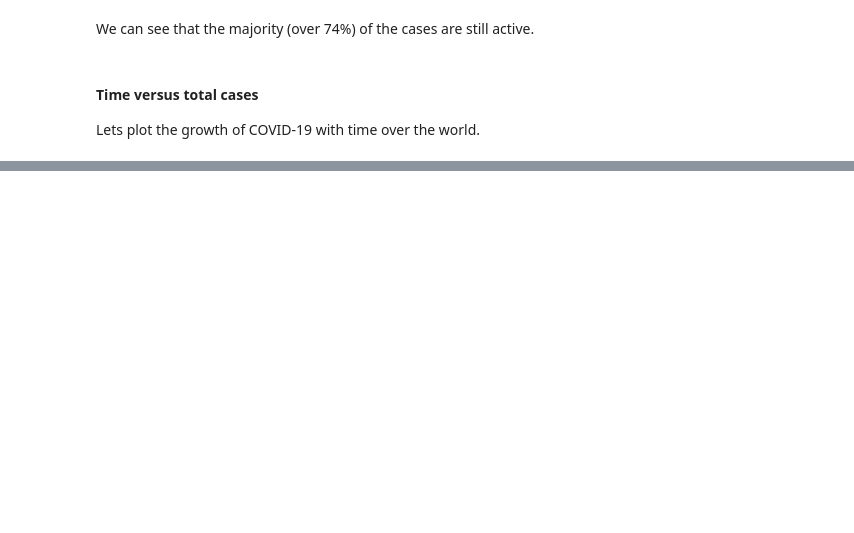
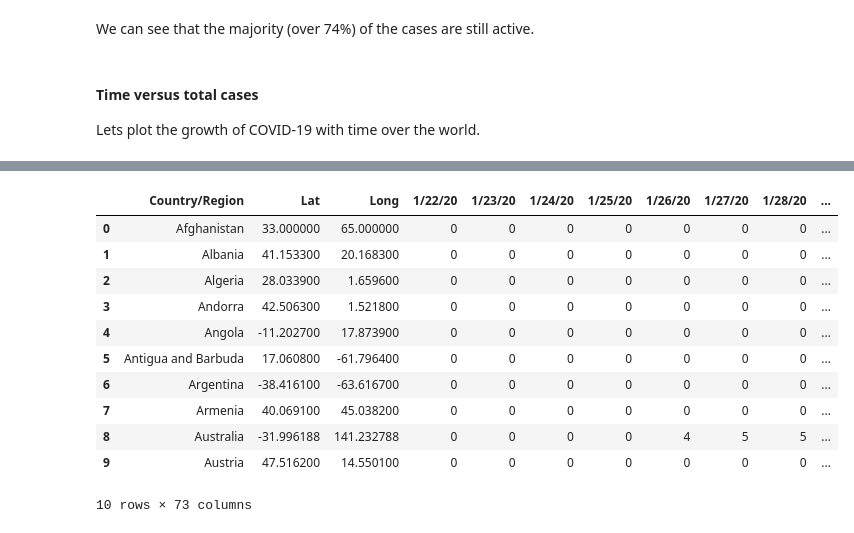
Before and after one commit to plasmagirl/Outbreak-of-COVID-19, a Jupyter notebook: COVID-19.ipynb, the cells around one changed output, grey strips where cells are left out. Saved outputs shown, nothing was run; the diff lists cells and outputs as text; code cells hidden in the pictures; blank space fills up the shorter version.

```diff
--- a/COVID-19.ipynb
+++ b/COVID-19.ipynb
@@ -231,0 +270,3 @@ fig.show()
+# %%
+covid_confirmed_loc_country = covid_confirmed[['Country/Region','Lat', 'Long']].groupby(by ='Country/Region').mean()
+covid_confirmed_loc_country.head(10)
@@ -231,0 +304,19 @@ fig.show()
+# %%
+#join the dataframes to get all information in one
+covid_confirmed_grouped_country = covid_confirmed_loc_country.join(covid_confirmed_tot_country)
+covid_confirmed_grouped_country.reset_index(inplace = True)
+# %%
+covid_confirmed_grouped_country.head(10)
+# %% [output]
+|  | Country/Region | Lat | Long | 1/22/20 | 1/23/20 | 1/24/20 | 1/25/20 | 1/26/20 | 1/27/20 | 1/28/20 | ... |
+| 0 | Afghanistan | 33.000000 | 65.000000 | 0 | 0 | 0 | 0 | 0 | 0 | 0 | ... |
+| 1 | Albania | 41.153300 | 20.168300 | 0 | 0 | 0 | 0 | 0 | 0 | 0 | ... |
+| 2 | Algeria | 28.033900 | 1.659600 | 0 | 0 | 0 | 0 | 0 | 0 | 0 | ... |
+| 3 | Andorra | 42.506300 | 1.521800 | 0 | 0 | 0 | 0 | 0 | 0 | 0 | ... |
+| 4 | Angola | -11.202700 | 17.873900 | 0 | 0 | 0 | 0 | 0 | 0 | 0 | ... |
+| 5 | Antigua and Barbuda | 17.060800 | -61.796400 | 0 | 0 | 0 | 0 | 0 | 0 | 0 | ... |
+| 6 | Argentina | -38.416100 | -63.616700 | 0 | 0 | 0 | 0 | 0 | 0 | 0 | ... |
+| 7 | Armenia | 40.069100 | 45.038200 | 0 | 0 | 0 | 0 | 0 | 0 | 0 | ... |
+| 8 | Australia | -31.996188 | 141.232788 | 0 | 0 | 0 | 0 | 4 | 5 | 5 | ... |
+| 9 | Austria | 47.516200 | 14.550100 | 0 | 0 | 0 | 0 | 0 | 0 | 0 | ... |
+10 rows × 73 columns
```
Also changed, not shown: parts of 24 cells of this notebook.
